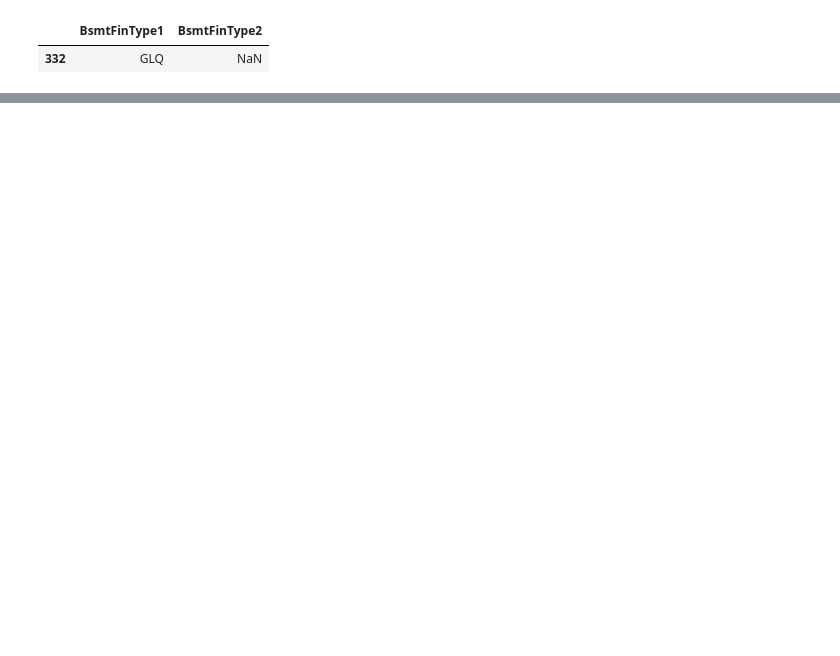
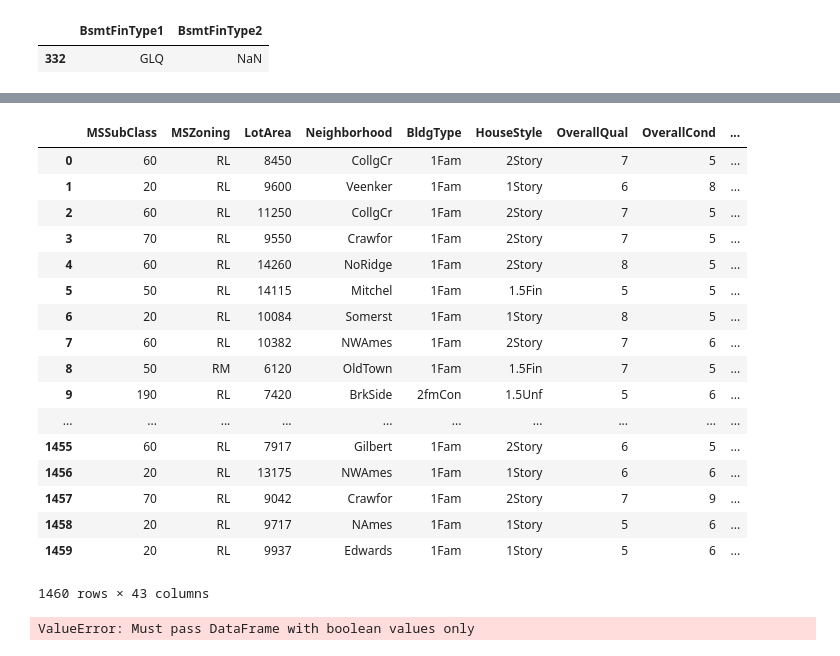
Before and after one commit to seanwdc/BIA_Regression, a Jupyter notebook: Data/Analysis.ipynb, the cells around one changed output, grey strips where cells are left out. Saved outputs shown, nothing was run; the diff lists cells and outputs as text; code cells hidden in the pictures; blank space fills up the shorter version.

```diff
--- a/Data/Analysis.ipynb
+++ b/Data/Analysis.ipynb
@@ -77,0 +133,24 @@ train_df[(train_df['BsmtFinType1'].isna() == False) & (train_df['BsmtFinType2'].
+# %%
+train_df['MSSubClass'].value_counts()
+train_df = train_df.astype({'MSSubClass': 'object'})
+y = train_df['SalePrice']
+train_df.drop('SalePrice', axis = 1)
+# %% [output]
+|  | MSSubClass | MSZoning | LotArea | Neighborhood | BldgType | HouseStyle | OverallQual | OverallCond | ... |
+| 0 | 60 | RL | 8450 | CollgCr | 1Fam | 2Story | 7 | 5 | ... |
+| 1 | 20 | RL | 9600 | Veenker | 1Fam | 1Story | 6 | 8 | ... |
+| 2 | 60 | RL | 11250 | CollgCr | 1Fam | 2Story | 7 | 5 | ... |
+| 3 | 70 | RL | 9550 | Crawfor | 1Fam | 2Story | 7 | 5 | ... |
+| 4 | 60 | RL | 14260 | NoRidge | 1Fam | 2Story | 8 | 5 | ... |
+| 5 | 50 | RL | 14115 | Mitchel | 1Fam | 1.5Fin | 5 | 5 | ... |
+| 6 | 20 | RL | 10084 | Somerst | 1Fam | 1Story | 8 | 5 | ... |
+| 7 | 60 | RL | 10382 | NWAmes | 1Fam | 2Story | 7 | 6 | ... |
+| 8 | 50 | RM | 6120 | OldTown | 1Fam | 1.5Fin | 7 | 5 | ... |
+| 9 | 190 | RL | 7420 | BrkSide | 2fmCon | 1.5Unf | 5 | 6 | ... |
+| ... | ... | ... | ... | ... | ... | ... | ... | ... | ... |
+| 1455 | 60 | RL | 7917 | Gilbert | 1Fam | 2Story | 6 | 5 | ... |
+| 1456 | 20 | RL | 13175 | NWAmes | 1Fam | 1Story | 6 | 6 | ... |
+| 1457 | 70 | RL | 9042 | Crawfor | 1Fam | 2Story | 7 | 9 | ... |
+| 1458 | 20 | RL | 9717 | NAmes | 1Fam | 1Story | 5 | 6 | ... |
+| 1459 | 20 | RL | 9937 | Edwards | 1Fam | 1Story | 5 | 6 | ... |
+1460 rows × 43 columns
@@ -77,0 +161,9 @@ train_df[(train_df['BsmtFinType1'].isna() == False) & (train_df['BsmtFinType2'].
+# %%
+dataframe_dic = {}
+for i,j in zip(test,quant_variables):
+    dataframe_dic[j] = i
+
+quant_variables = pd.DataFrame(dataframe_dic)
+qual_variables =pd.get_dummies(train_df[qual_variables], prefix = qual_variables, columns =  qual_variables)
+# %% [output]
+ValueError: Must pass DataFrame with boolean values only
```
Also changed, not shown: parts of 34 cells of this notebook.
